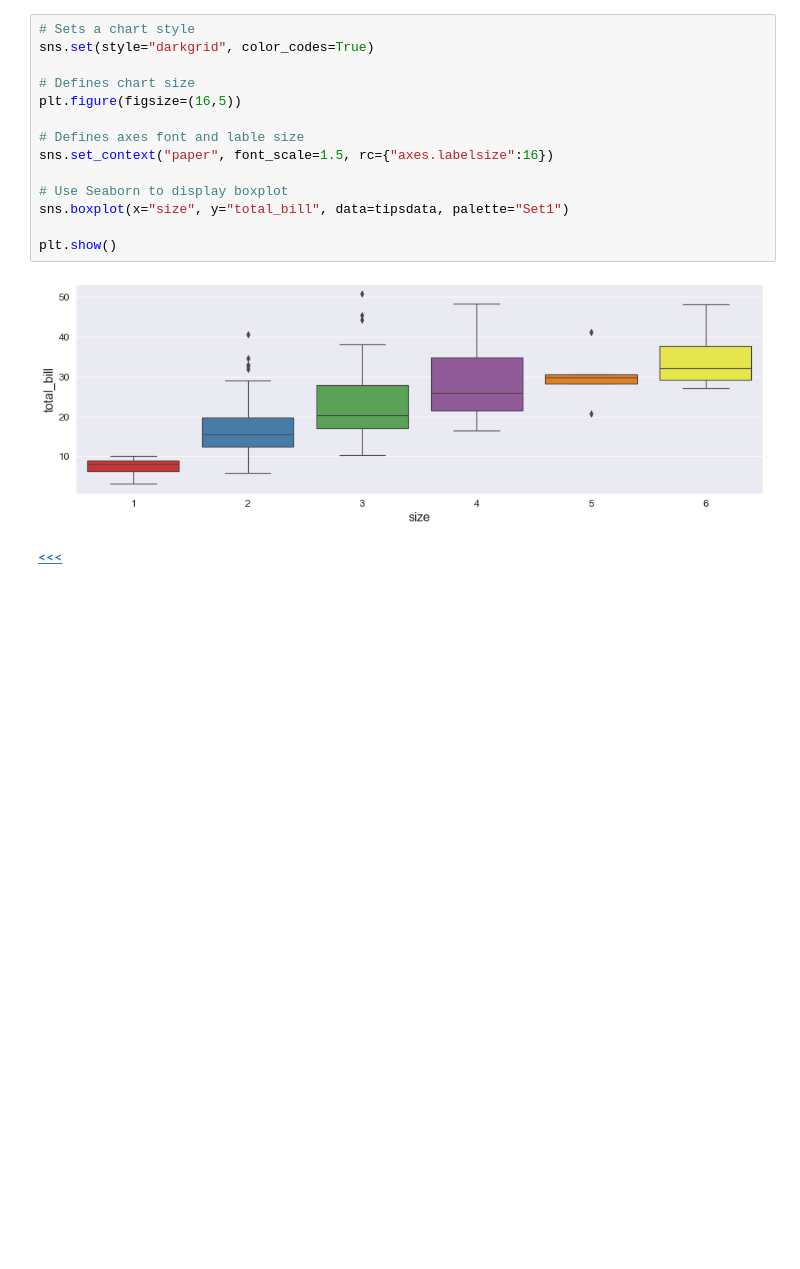
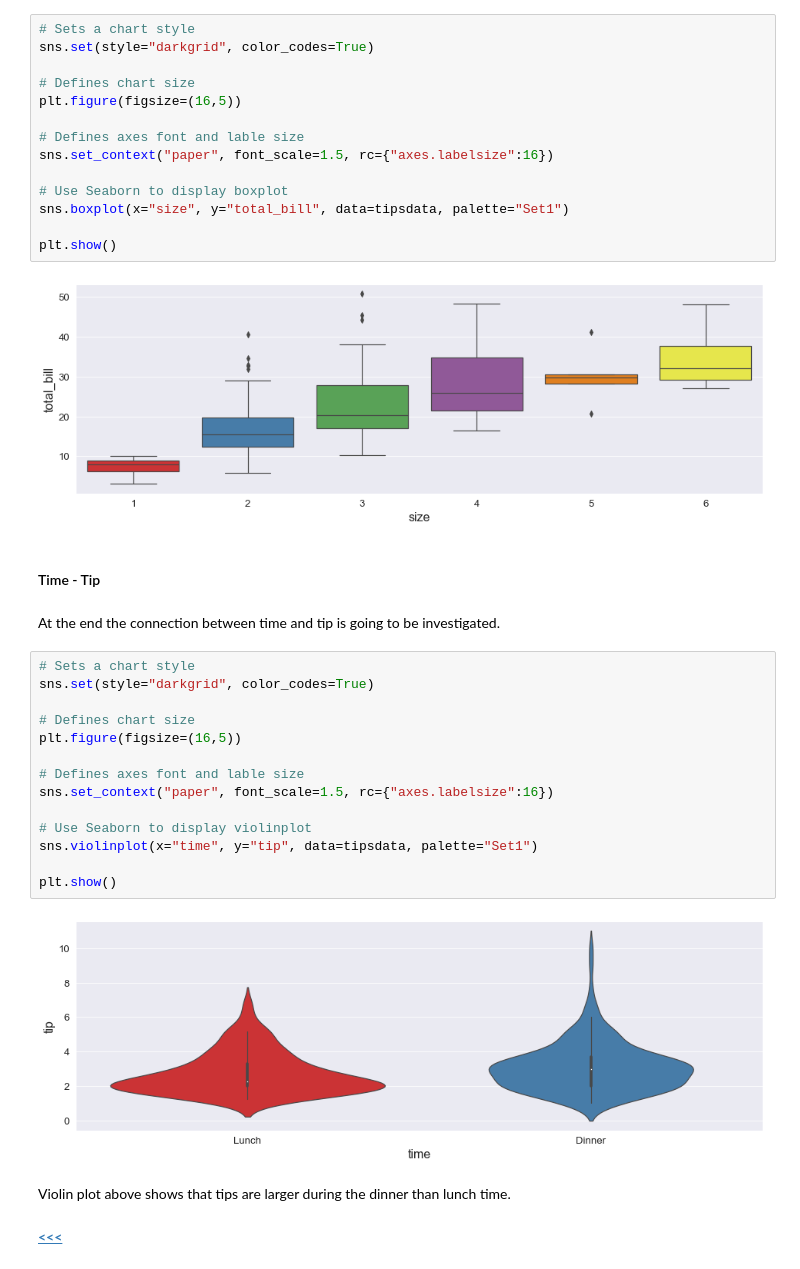
Before and after one commit to G00376332/52446_Project, a Jupyter notebook: Tips_Project.ipynb, the cells around one changed output. Cells and saved outputs as stored; diff of their text form; blank space fills up the shorter version.

Commit message:
Update Analyse section last chart added

```diff
--- a/Tips_Project.ipynb
+++ b/Tips_Project.ipynb
@@ -546,6 +546,28 @@ sns.boxplot(x="size", y="total_bill", data=tipsdata, palette="Set1")
 plt.show()
 # %% [output]
 [figure]
+# %% [markdown]
+#### Time - Tip
+# %% [markdown]
+At the end the connection between time and tip is going to be investigated.
+# %%
+# Sets a chart style
+sns.set(style="darkgrid", color_codes=True)
+
+# Defines chart size
+plt.figure(figsize=(16,5))
+
+# Defines axes font and lable size
+sns.set_context("paper", font_scale=1.5, rc={"axes.labelsize":16})
+
+# Use Seaborn to display violinplot
+sns.violinplot(x="time", y="tip", data=tipsdata, palette="Set1")
+
+plt.show()
+# %% [output]
+[figure, added]
+# %% [markdown]
+Violin plot above shows that tips are larger during the dinner than lunch time.
 # %% [markdown]
 [**<<<**](#table)
 # %% [markdown]
```
Also changed, not shown: parts of 1 cell of this notebook.
